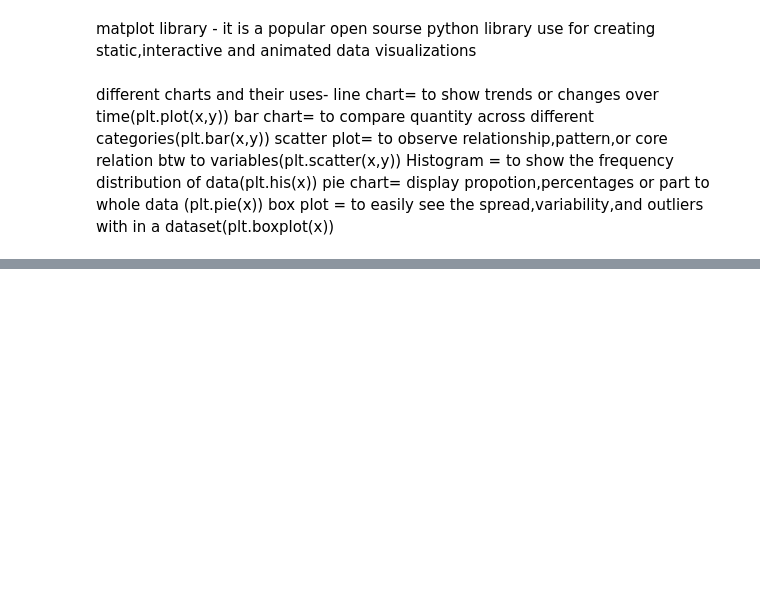
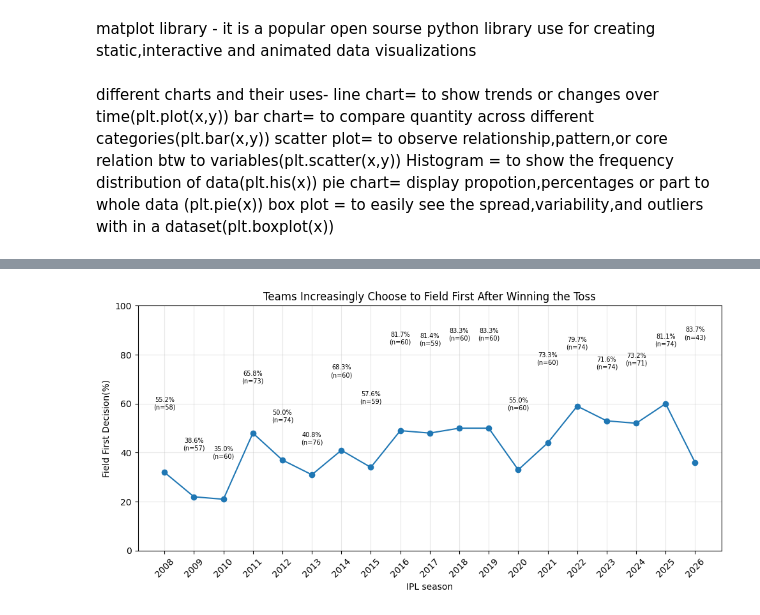
Before and after one commit to FathimaFarhana6852/ipl-cricket-analytics, a Jupyter notebook: notebooks/data_analysis.ipynb, the cells around one changed output, grey strips where cells are left out. Cells and saved outputs as stored; diff of their text form; code cells hidden in the pictures; blank space fills up the shorter version.

```diff
--- a/notebooks/data_analysis.ipynb
+++ b/notebooks/data_analysis.ipynb
@@ -916,0 +1022,14 @@ box plot = to easily see the spread,variability,and outliers with in a dataset(p
+# %%
+field_first=q("""
+SELECT
+     season_year,
+     COUNT(*) AS total_matches,
+     SUM(CASE WHEN toss_decision='field' THEN 1 ELSE 0 END) AS field_first,
+     ROUND(
+           100.0*SUM(CASE WHEN toss_decision='field' THEN 1 ELSE 0 END)
+           / COUNT(*),2) AS field_first_pct
+FROM matches_clean
+GROUP BY season_year
+ORDER BY season_year;""")
+
+field_first
@@ -916,0 +1054,31 @@ box plot = to easily see the spread,variability,and outliers with in a dataset(p
+# %%
+plt.figure(figsize=(10, 5))
+
+plt.plot(
+    field_first["season_year"],
+    field_first["field_first"],
+    marker="o"
+)
+
+plt.xlabel("IPL season")
+plt.ylabel("Field First Decision(%)")
+plt.title("Teams Increasingly Choose to Field First After Winning the Toss")
+plt.xticks(field_first["season_year"], rotation=45)
+for x,y,n in zip(
+    field_first['season_year'],
+    field_first['field_first_pct'],
+    field_first['total_matches']
+):
+    plt.annotate(
+        f"{y:.1f}%\n(n={n})",
+        (x,y),
+        textcoords="offset points",
+        xytext=(0,7),
+        ha='center',
+        fontsize=7)
+plt.grid(True,alpha=0.3)
+plt.ylim(0,100)
+plt.tight_layout()
+plt.show()
+# %% [output]
+[figure, added]
```
Also changed, not shown: parts of 15 cells of this notebook, 9 other files.
